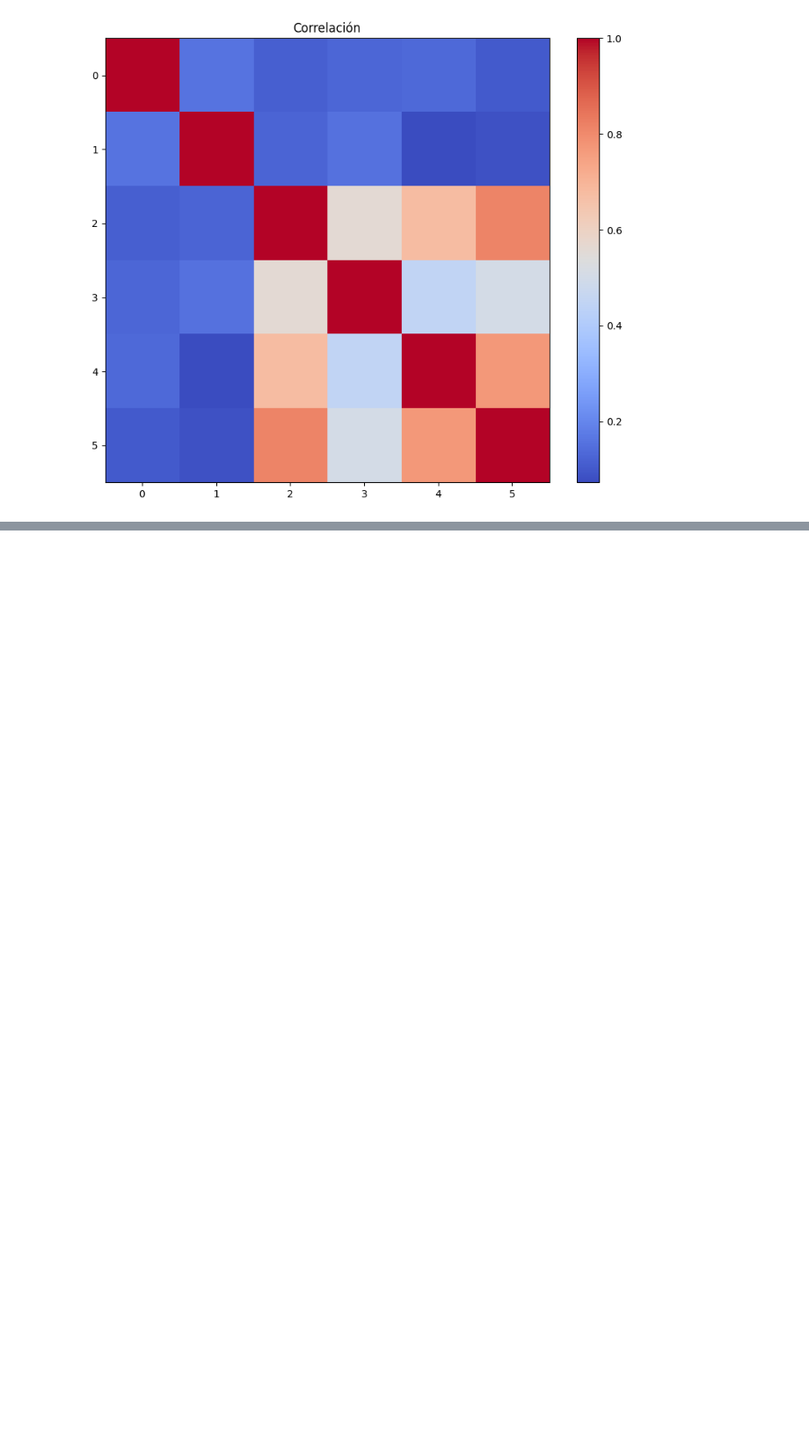
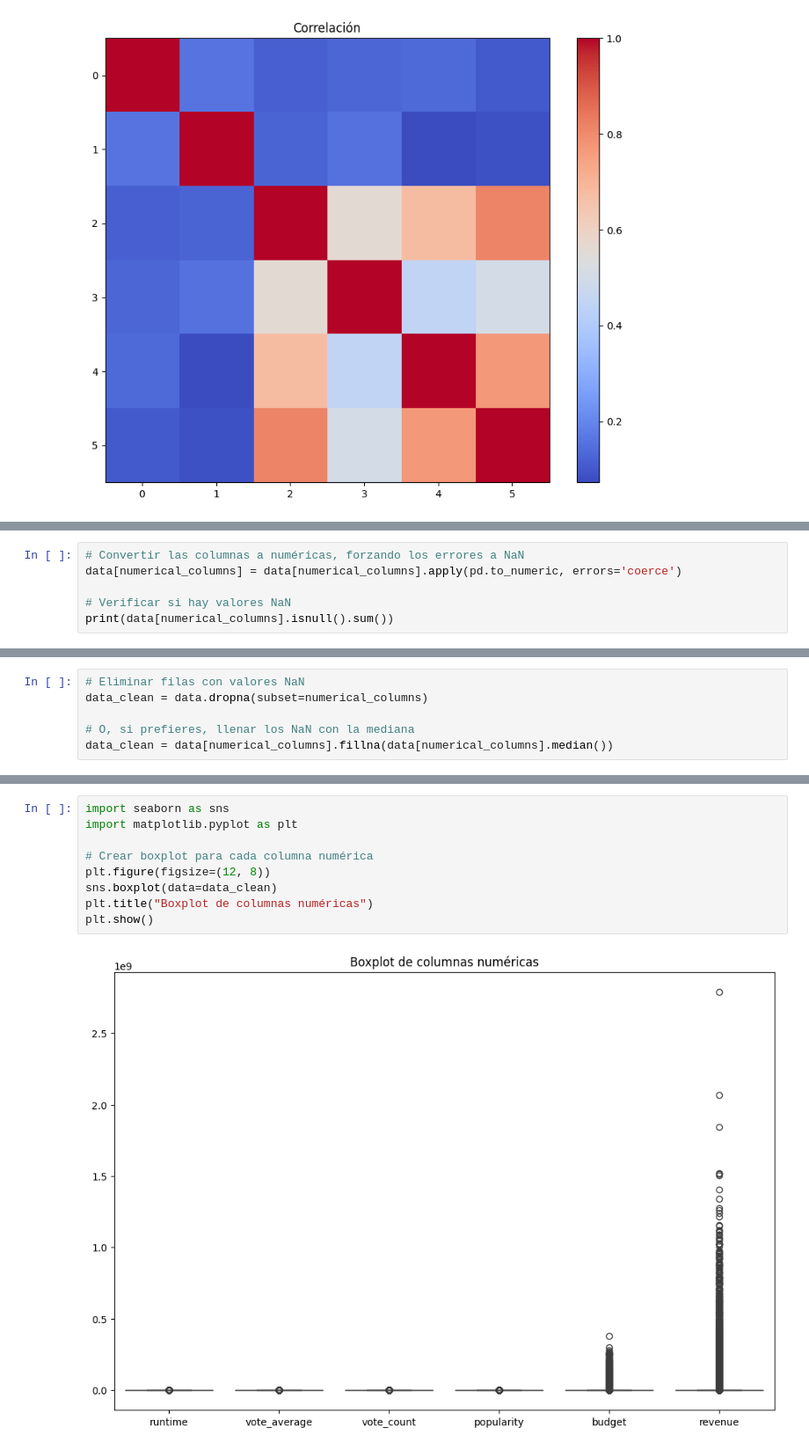
Before and after one commit to OmarDekGil/Proyecto_ML, a Jupyter notebook: Datsetsfer.ipynb, the cells around one changed output, grey strips where cells are left out. Shown at 88% size. Cells and saved outputs as stored; diff of their text form; blank space fills up the shorter version.

```diff
--- a/Datsetsfer.ipynb
+++ b/Datsetsfer.ipynb
@@ -173,0 +119,6 @@ KeyError: 'revenues'
+# %%
+# Convertir las columnas a numéricas, forzando los errores a NaN
+data[numerical_columns] = data[numerical_columns].apply(pd.to_numeric, errors='coerce')
+
+# Verificar si hay valores NaN
+print(data[numerical_columns].isnull().sum())
@@ -173,0 +138,6 @@ KeyError: 'revenues'
+# %%
+# Eliminar filas con valores NaN
+data_clean = data.dropna(subset=numerical_columns)
+
+# O, si prefieres, llenar los NaN con la mediana
+data_clean = data[numerical_columns].fillna(data[numerical_columns].median())
@@ -173,0 +161,11 @@ KeyError: 'revenues'
+# %%
+import seaborn as sns
+import matplotlib.pyplot as plt
+
+# Crear boxplot para cada columna numérica
+plt.figure(figsize=(12, 8))
+sns.boxplot(data=data_clean)
+plt.title("Boxplot de columnas numéricas")
+plt.show()
+# %% [output]
+[figure, added]
```
Also changed, not shown: parts of 12 cells of this notebook.
